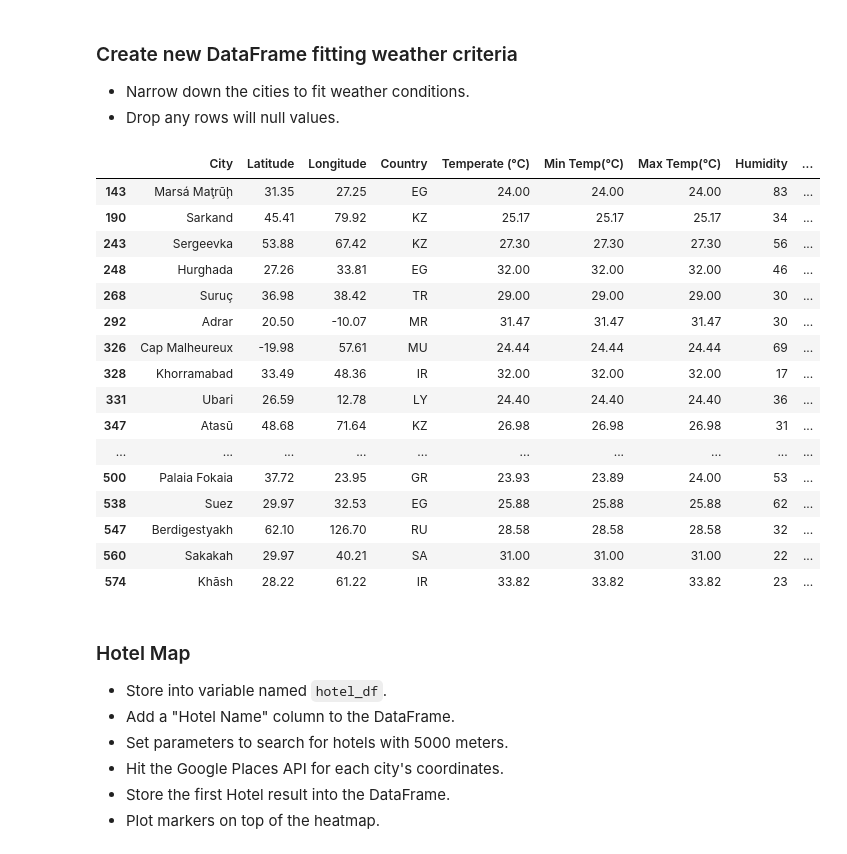
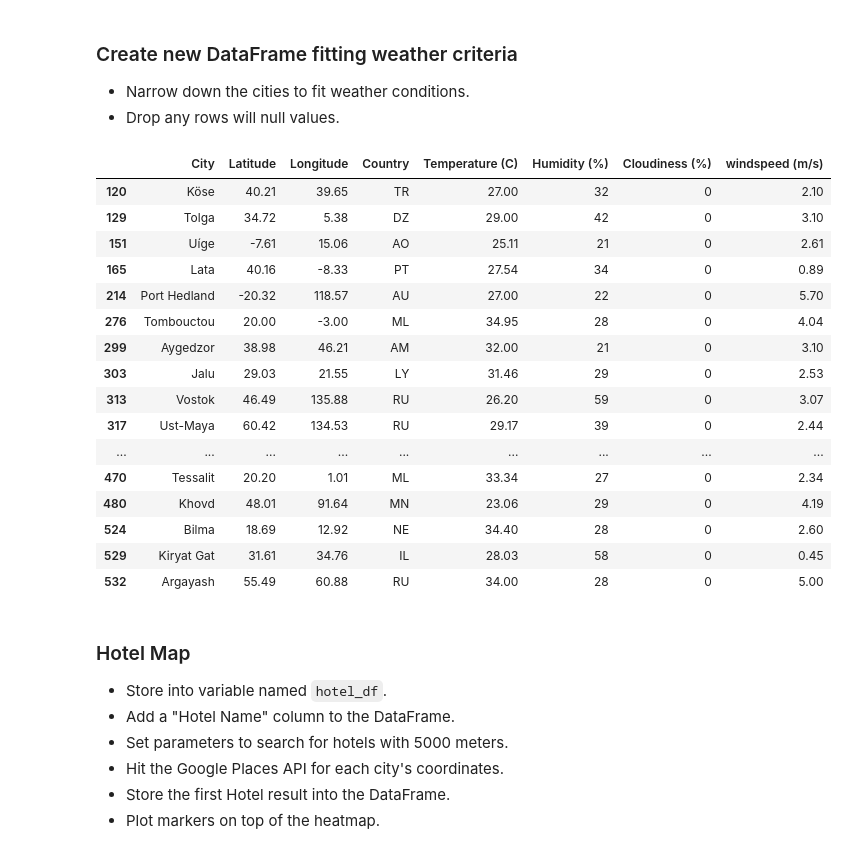
Before and after one commit to AmyAndersson/Python-API-Challenge, a Jupyter notebook: VacationPy/VacationPy.ipynb, the cells around one changed output. Cells and saved outputs as stored; diff of their text form; code cells hidden in the pictures.

```diff
--- a/VacationPy/VacationPy.ipynb
+++ b/VacationPy/VacationPy.ipynb
@@ -70,29 +71,29 @@ Figure(layout=FigureLayout(border='1px solid black', height='400px', margin='0 a
 * Narrow down the cities to fit weather conditions.
 * Drop any rows will null values.
 # %%
-ideal_hol = clean_weather_data.loc[clean_weather_data["Max Temp(°C)"] <35 ]
-ideal_hol =ideal_hol.loc[ideal_hol["Max Temp(°C)"] >23]
-ideal_hol = ideal_hol.loc[ideal_hol["Cloudiness"]==0]
-ideal_hol = ideal_hol.loc[ideal_hol["windspeed"] <10]
+ideal_hol = clean_weather_data.loc[clean_weather_data["Temperature (C)"] <35 ]
+ideal_hol =ideal_hol.loc[ideal_hol["Temperature (C)"] >23]
+ideal_hol = ideal_hol.loc[ideal_hol["Cloudiness (%)"]==0]
+ideal_hol = ideal_hol.loc[ideal_hol["windspeed (m/s)"] <10]
 ideal_hol
 # %% [output]
-|  | City | Latitude | Longitude | Country | Temperate (°C) | Min Temp(°C) | Max Temp(°C) | Humidity | ... |
-| 143 | Marsá Maţrūḩ | 31.35 | 27.25 | EG | 24.00 | 24.00 | 24.00 | 83 | ... |
-| 190 | Sarkand | 45.41 | 79.92 | KZ | 25.17 | 25.17 | 25.17 | 34 | ... |
-| 243 | Sergeevka | 53.88 | 67.42 | KZ | 27.30 | 27.30 | 27.30 | 56 | ... |
-| 248 | Hurghada | 27.26 | 33.81 | EG | 32.00 | 32.00 | 32.00 | 46 | ... |
-| 268 | Suruç | 36.98 | 38.42 | TR | 29.00 | 29.00 | 29.00 | 30 | ... |
-| 292 | Adrar | 20.50 | -10.07 | MR | 31.47 | 31.47 | 31.47 | 30 | ... |
-| 326 | Cap Malheureux | -19.98 | 57.61 | MU | 24.44 | 24.44 | 24.44 | 69 | ... |
-| 328 | Khorramabad | 33.49 | 48.36 | IR | 32.00 | 32.00 | 32.00 | 17 | ... |
-| 331 | Ubari | 26.59 | 12.78 | LY | 24.40 | 24.40 | 24.40 | 36 | ... |
-| 347 | Atasū | 48.68 | 71.64 | KZ | 26.98 | 26.98 | 26.98 | 31 | ... |
-| ... | ... | ... | ... | ... | ... | ... | ... | ... | ... |
-| 500 | Palaia Fokaia | 37.72 | 23.95 | GR | 23.93 | 23.89 | 24.00 | 53 | ... |
-| 538 | Suez | 29.97 | 32.53 | EG | 25.88 | 25.88 | 25.88 | 62 | ... |
-| 547 | Berdigestyakh | 62.10 | 126.70 | RU | 28.58 | 28.58 | 28.58 | 32 | ... |
-| 560 | Sakakah | 29.97 | 40.21 | SA | 31.00 | 31.00 | 31.00 | 22 | ... |
-| 574 | Khāsh | 28.22 | 61.22 | IR | 33.82 | 33.82 | 33.82 | 23 | ... |
+|  | City | Latitude | Longitude | Country | Temperature (C) | Humidity (%) | Cloudiness (%) | windspeed (m/s) |
+| 120 | Köse | 40.21 | 39.65 | TR | 27.00 | 32 | 0 | 2.10 |
+| 129 | Tolga | 34.72 | 5.38 | DZ | 29.00 | 42 | 0 | 3.10 |
+| 151 | Uíge | -7.61 | 15.06 | AO | 25.11 | 21 | 0 | 2.61 |
+| 165 | Lata | 40.16 | -8.33 | PT | 27.54 | 34 | 0 | 0.89 |
+| 214 | Port Hedland | -20.32 | 118.57 | AU | 27.00 | 22 | 0 | 5.70 |
+| 276 | Tombouctou | 20.00 | -3.00 | ML | 34.95 | 28 | 0 | 4.04 |
+| 299 | Aygedzor | 38.98 | 46.21 | AM | 32.00 | 21 | 0 | 3.10 |
+| 303 | Jalu | 29.03 | 21.55 | LY | 31.46 | 29 | 0 | 2.53 |
+| 313 | Vostok | 46.49 | 135.88 | RU | 26.20 | 59 | 0 | 3.07 |
+| 317 | Ust-Maya | 60.42 | 134.53 | RU | 29.17 | 39 | 0 | 2.44 |
+| ... | ... | ... | ... | ... | ... | ... | ... | ... |
+| 470 | Tessalit | 20.20 | 1.01 | ML | 33.34 | 27 | 0 | 2.34 |
+| 480 | Khovd | 48.01 | 91.64 | MN | 23.06 | 29 | 0 | 4.19 |
+| 524 | Bilma | 18.69 | 12.92 | NE | 34.40 | 28 | 0 | 2.60 |
+| 529 | Kiryat Gat | 31.61 | 34.76 | IL | 28.03 | 58 | 0 | 0.45 |
+| 532 | Argayash | 55.49 | 60.88 | RU | 34.00 | 28 | 0 | 5.00 |
 # %% [markdown]
 ### Hotel Map
 * Store into variable named `hotel_df`.
```
Also changed, not shown: parts of 9 cells of this notebook, 11 other files.
